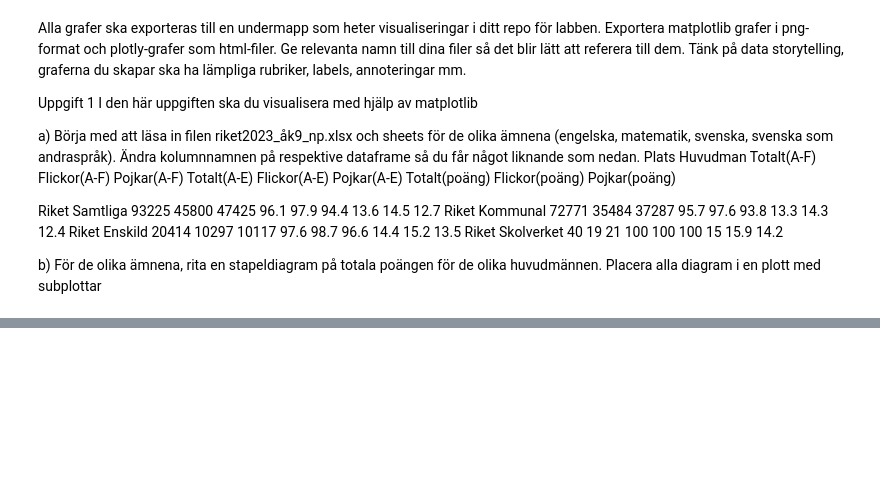
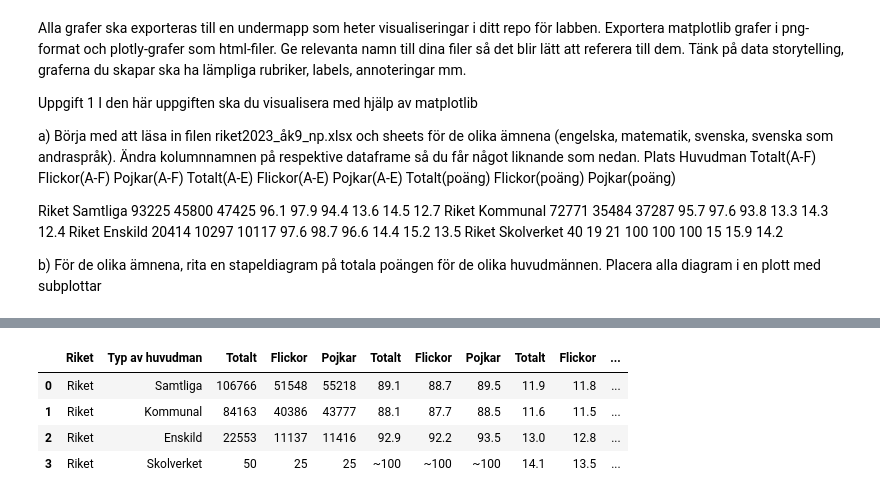
Before and after one commit to glennart8/Labb2_Data_processing, a Jupyter notebook: labb_processing.ipynb, the cells around one changed output, grey strips where cells are left out. Drawn from its saved outputs; the diff is of its cells as text; code cells hidden in the pictures; blank space fills up the shorter version.

```diff
--- a/labb_processing.ipynb
+++ b/labb_processing.ipynb
@@ -33,0 +43,8 @@ df_eng
+# %%
+df_math
+# %% [output]
+|  | Riket | Typ av huvudman | Totalt | Flickor | Pojkar | Totalt | Flickor | Pojkar | Totalt | Flickor | ... |
+| 0 | Riket | Samtliga | 106766 | 51548 | 55218 | 89.1 | 88.7 | 89.5 | 11.9 | 11.8 | ... |
+| 1 | Riket | Kommunal | 84163 | 40386 | 43777 | 88.1 | 87.7 | 88.5 | 11.6 | 11.5 | ... |
+| 2 | Riket | Enskild | 22553 | 11137 | 11416 | 92.9 | 92.2 | 93.5 | 13.0 | 12.8 | ... |
+| 3 | Riket | Skolverket | 50 | 25 | 25 | ~100 | ~100 | ~100 | 14.1 | 13.5 | ... |
```
Also changed, not shown: parts of 13 cells of this notebook.
